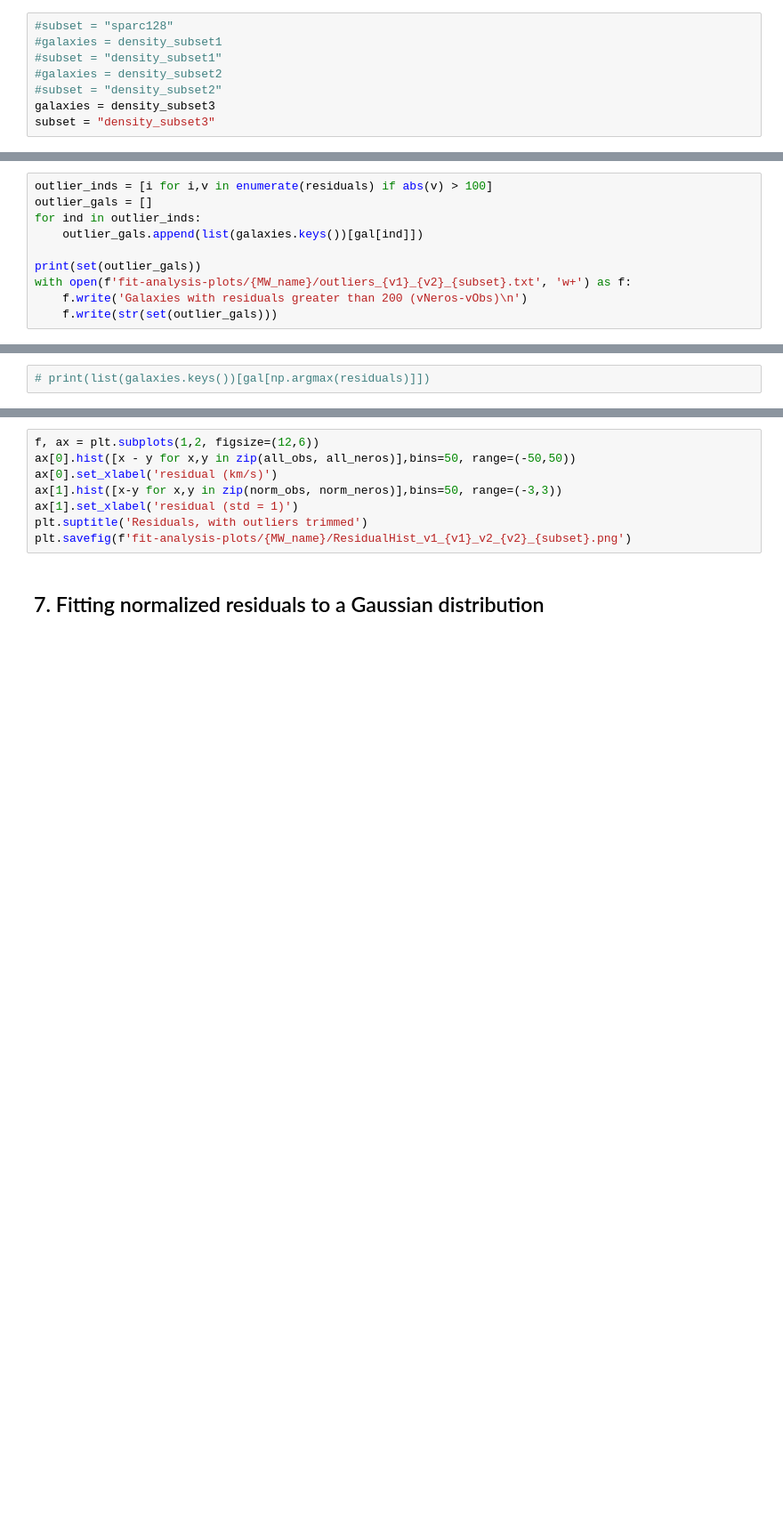
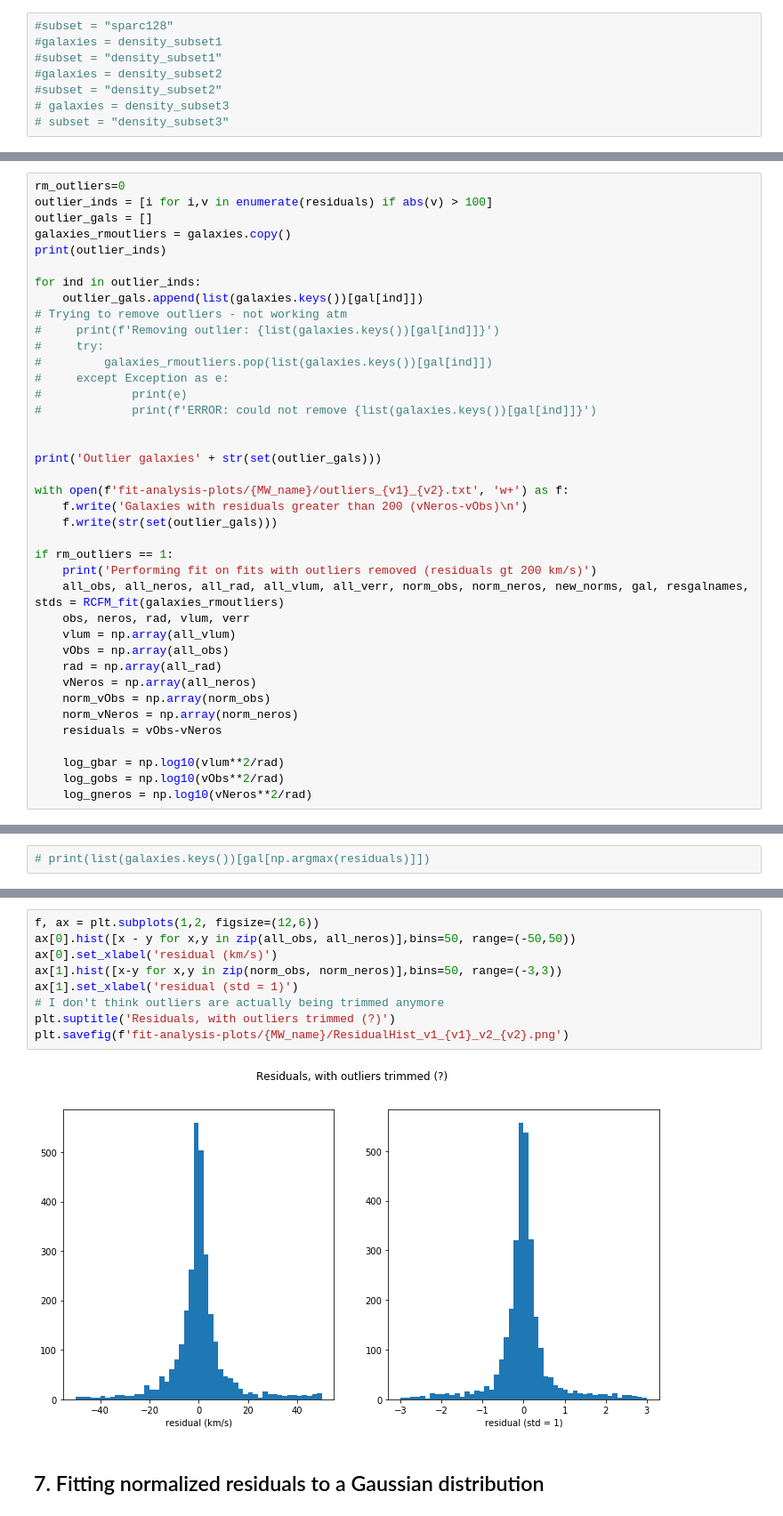
Before and after one commit to Cisneros-Galaxy/RCFM, a Jupyter notebook: fit_analysis.ipynb, the cells around one changed output, grey strips where cells are left out. Shown at 89% size. Cells and saved outputs as stored; diff of their text form; blank space fills up the shorter version.

Commit message:
New fits & analysis using XueSofue+GAIA and McGaugh+GAIA MW models, cleaning up graphs and files

```diff
--- a/fit_analysis.ipynb
+++ b/fit_analysis.ipynb
@@ -178,6 +182,6 @@ def processGalaxy(galaxyData, plot=False):
 #subset = "density_subset1"
 #galaxies = density_subset2
 #subset = "density_subset2"
-galaxies = density_subset3
-subset = "density_subset3"
+# galaxies = density_subset3
+# subset = "density_subset3"
 # %%
@@ -271,10 +300,39 @@ plt.legend()
 # %%
+rm_outliers=0
 outlier_inds = [i for i,v in enumerate(residuals) if abs(v) > 100]
 outlier_gals = []
+galaxies_rmoutliers = galaxies.copy()
+print(outlier_inds)
+
 for ind in outlier_inds:
     outlier_gals.append(list(galaxies.keys())[gal[ind]])
+# Trying to remove outliers - not working atm
+#     print(f'Removing outlier: {list(galaxies.keys())[gal[ind]]}')
+#     try:
+#         galaxies_rmoutliers.pop(list(galaxies.keys())[gal[ind]])
+#     except Exception as e:
+#             print(e)
+#             print(f'ERROR: could not remove {list(galaxies.keys())[gal[ind]]}')
 
-print(set(outlier_gals))
-with open(f'fit-analysis-plots/{MW_name}/outliers_{v1}_{v2}_{subset}.txt', 'w+') as f:
+
+print('Outlier galaxies' + str(set(outlier_gals)))
+
+with open(f'fit-analysis-plots/{MW_name}/outliers_{v1}_{v2}.txt', 'w+') as f:
     f.write('Galaxies with residuals greater than 200 (vNeros-vObs)\n')
     f.write(str(set(outlier_gals)))
+
+if rm_outliers == 1:
+    print('Performing fit on fits with outliers removed (residuals gt 200 km/s)')
+    all_obs, all_neros, all_rad, all_vlum, all_verr, norm_obs, norm_neros, new_norms, gal, resgalnames, stds = RCFM_fit(galaxies_rmoutliers)
+    obs, neros, rad, vlum, verr
+    vlum = np.array(all_vlum)
+    vObs = np.array(all_obs)
+    rad = np.array(all_rad)
+    vNeros = np.array(all_neros)
+    norm_vObs = np.array(norm_obs)
+    norm_vNeros = np.array(norm_neros)
+    residuals = vObs-vNeros
+
+    log_gbar = np.log10(vlum**2/rad)
+    log_gobs = np.log10(vObs**2/rad)
+    log_gneros = np.log10(vNeros**2/rad)
@@ -342,11 +421,14 @@ plt.ylabel('vNeros log(km/s)')
 # %%
 f, ax = plt.subplots(1,2, figsize=(12,6))
 ax[0].hist([x - y for x,y in zip(all_obs, all_neros)],bins=50, range=(-50,50))
 ax[0].set_xlabel('residual (km/s)')
 ax[1].hist([x-y for x,y in zip(norm_obs, norm_neros)],bins=50, range=(-3,3))
 ax[1].set_xlabel('residual (std = 1)')
-plt.suptitle('Residuals, with outliers trimmed')
-plt.savefig(f'fit-analysis-plots/{MW_name}/ResidualHist_v1_{v1}_v2_{v2}_{subset}.png')
+# I don't think outliers are actually being trimmed anymore
+plt.suptitle('Residuals, with outliers trimmed (?)')
+plt.savefig(f'fit-analysis-plots/{MW_name}/ResidualHist_v1_{v1}_v2_{v2}.png')
+# %% [output]
+[figure, added]
 # %% [markdown]
 ## 7. Fitting normalized residuals to a Gaussian distribution
 # %%
```
Also changed, not shown: parts of 17 cells of this notebook, 14 other files.
